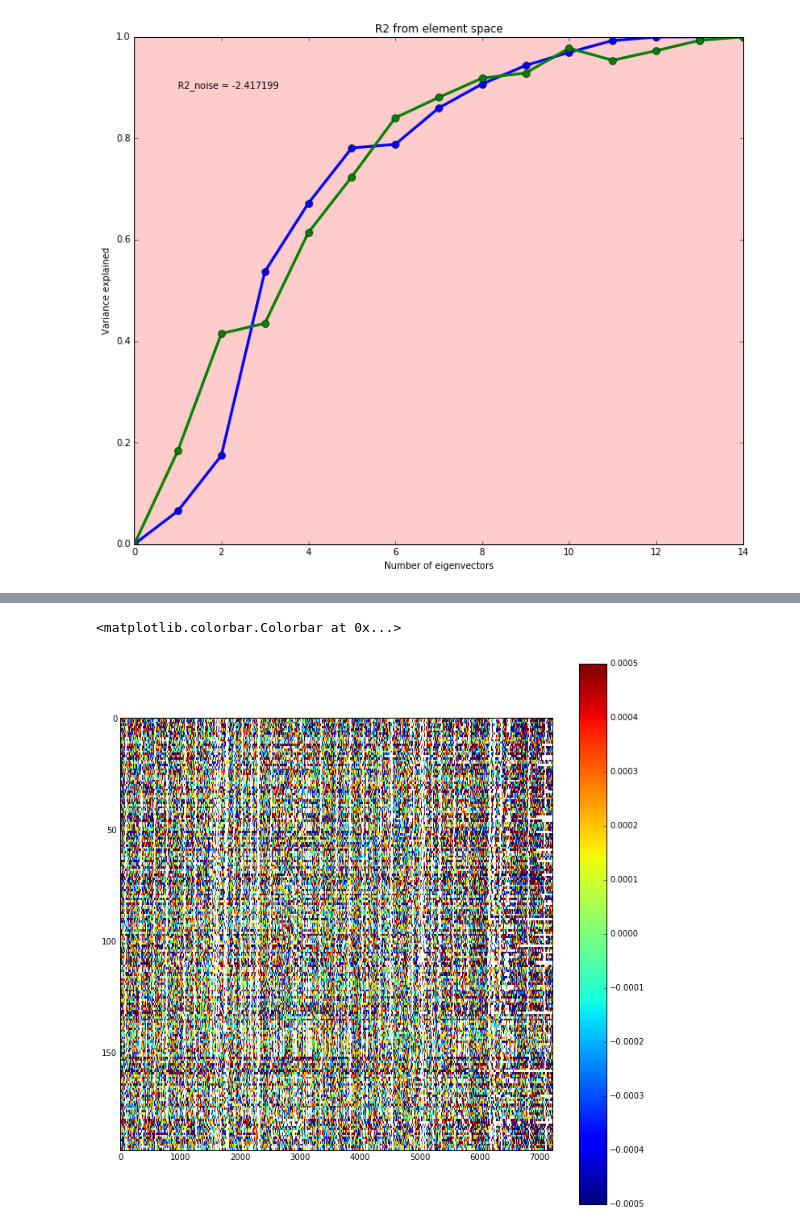
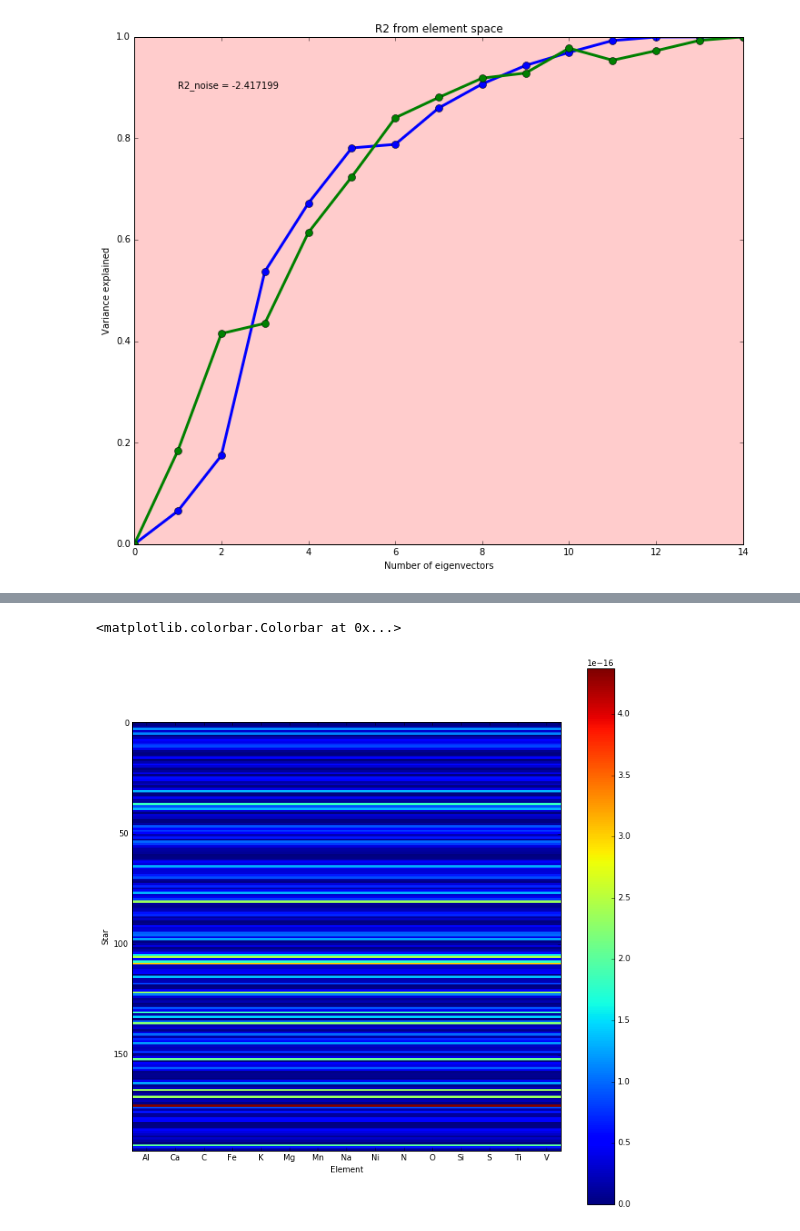
Before and after one commit to NatalieP-J/rcapogee-plots, a Jupyter notebook: test_empca.ipynb, the cells around one changed output, grey strips where cells are left out. Cells and saved outputs as stored; diff of their text form; code cells hidden in the pictures.

```diff
--- a/test_empca.ipynb
+++ b/test_empca.ipynb
@@ -66,7 +66,7 @@ def weight(residual,numstars,model):
         i+=1
     return weighted
 # %%
-iters=100
+iters=1000
 randoms = np.ma.masked_array(np.zeros((iters,len(elems),model.numstars)))
 rands = np.ma.masked_array(np.zeros((iters,aspcappix,model.numstars)))
 for i in range(iters):
@@ -74,8 +74,9 @@ for i in range(iters):
     rands[i] = rand_resid
     randoms[i] = weight(rand_resid,model.numstars,model)
 # %%
-stds_pix = np.zeros((aspcappix,model.numstars))
+stds_pix = np.ma.masked_array(np.zeros((aspcappix,model.numstars)))
 for i in range(aspcappix):
     pix_rands = rands[:,i]
-    stds_pix[i] = np.std(pix_rands,axis=0)
+    stds_pix[i] = np.ma.std(pix_rands,axis=0)
+stds_pix.mask = model.errs.T.mask
 diff_pix = model.errs.T - stds_pix
@@ -82,8 +106,17 @@ diff_pix = model.errs.T - stds_pix
+# %%
+stds_elem = np.zeros((len(elems),model.numstars))
+for i in range(len(elems)):
+    elem_rands = randoms[:,i]
+    stds_elem[i] = np.ma.std(elem_rands,axis=0)
+diff_elem = errs - stds_elem
 # %%
-diff_pix=diff_pix.T
+stds_elem = stds_elem.T
 plt.figure(figsize=(12,12))
-plt.imshow(diff_pix,aspect = float(diff_pix.shape[1])/diff_pix.shape[0],vmin=-5e-4,vmax=5e-4,interpolation='nearest')
+plt.imshow(stds_elem,aspect = float(stds_elem.shape[1])/stds_elem.shape[0],interpolation='nearest')
+plt.ylabel('Star')
+plt.xlabel('Element')
+plt.xticks(range(len(elems)),elems)
 plt.colorbar()
 # %% [output]
 <matplotlib.colorbar.Colorbar at 0x...>
-[figure, old version]
+[figure, new version]
```
Also changed, not shown: parts of 16 cells of this notebook, 3 other files.
